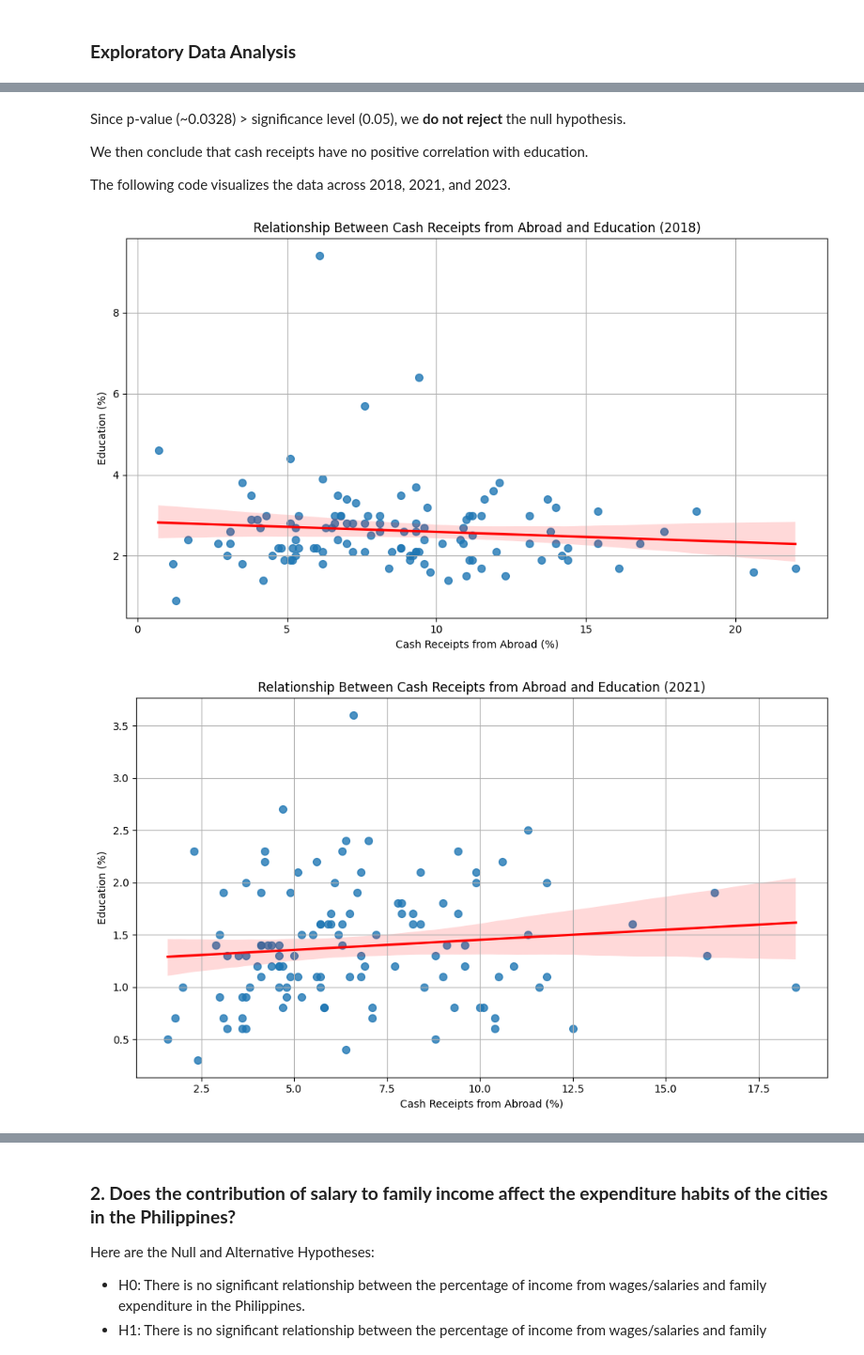
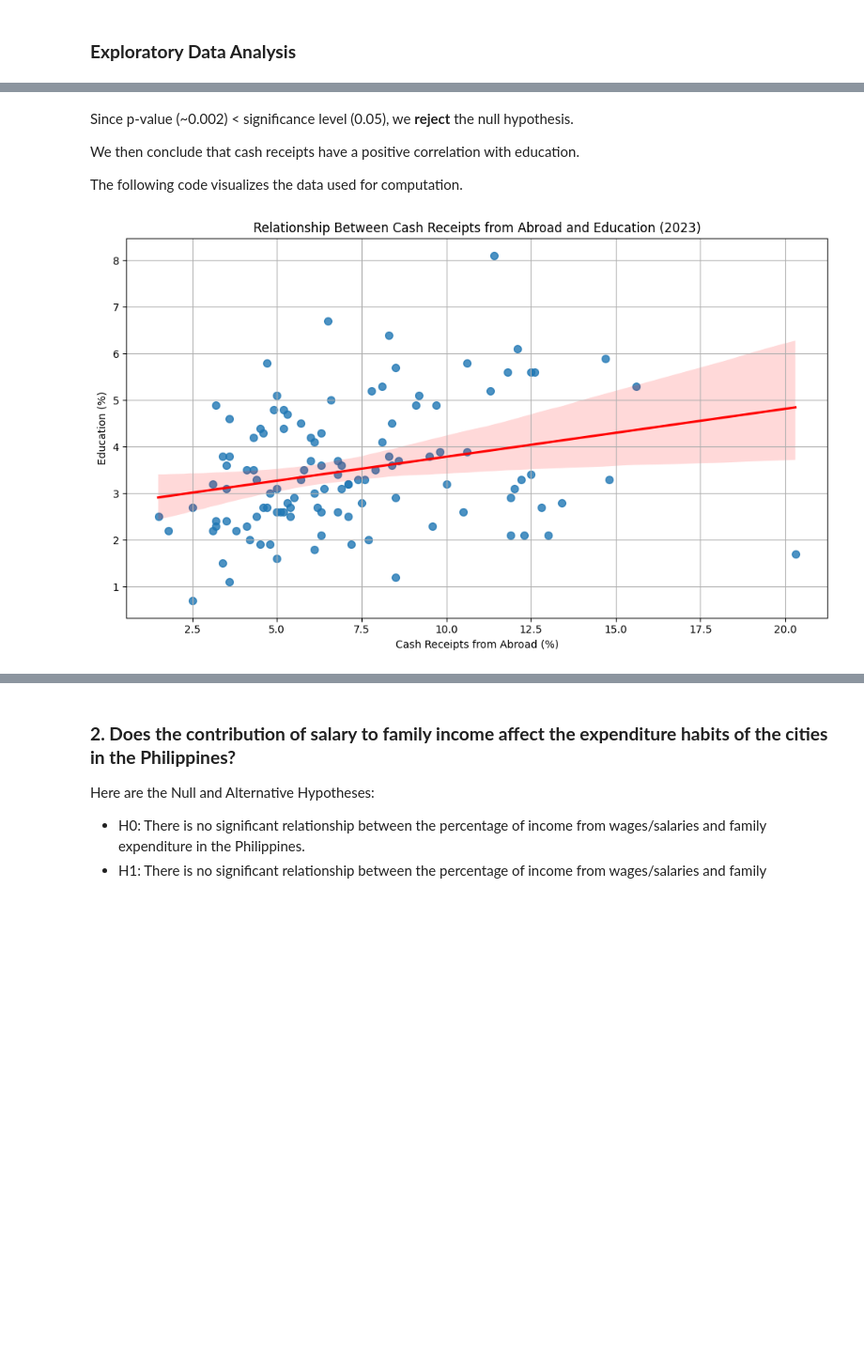
Before and after one commit to Sky282128/RoleModels, a Jupyter notebook: RoleModels.ipynb, the cells around one changed output, grey strips where cells are left out. Shown at 94% size. Saved outputs shown, nothing was run; the diff lists cells and outputs as text; code cells hidden in the pictures; blank space fills up the shorter version.

```diff
--- a/RoleModels.ipynb
+++ b/RoleModels.ipynb
@@ -297,69 +253,28 @@ P-value (One-tailed): 0.3276437994071579
 # %% [markdown]
-Since p-value (~0.0328) > significance level (0.05), we **do not reject** the null hypothesis.
+Since p-value (~0.002) < significance level (0.05), we **reject** the null hypothesis.
 
-We then conclude that cash receipts have no positive correlation with education.
+We then conclude that cash receipts have a positive correlation with education.
 
-The following code visualizes the data across 2018, 2021, and 2023.
+The following code visualizes the data used for computation.
 # %%
-dfNumeric = pd.DataFrame({
-    "Cash Receipts from Abroad": IEQ1["Income18"],
-    "Education": IEQ1["Expenditure18"]
-})
-
-plt.figure(figsize=(10, 6))
-sns.regplot(
-    data=dfNumeric,
-    x="Cash Receipts from Abroad",
-    y="Education",
-    scatter_kws={'s': 50},
-    line_kws={'color': 'red'}
-)
-plt.title("Relationship Between Cash Receipts from Abroad and Education (2018)")
-plt.xlabel("Cash Receipts from Abroad (%)")
-plt.ylabel("Education (%)")
-plt.grid(True)
-plt.tight_layout()
-plt.show()
-
-dfNumeric = pd.DataFrame({
-    "Cash Receipts from Abroad": IEQ1["Income21"],
-    "Education": IEQ1["Expenditure21"]
-})
-
-plt.figure(figsize=(10, 6))
-sns.regplot(
-    data=dfNumeric,
-    x="Cash Receipts from Abroad",
-    y="Education",
-    scatter_kws={'s': 50},
-    line_kws={'color': 'red'}
-)
-plt.title("Relationship Between Cash Receipts from Abroad and Education (2021)")
-plt.xlabel("Cash Receipts from Abroad (%)")
-plt.ylabel("Education (%)")
-plt.grid(True)
-plt.tight_layout()
-plt.show()
-
 dfNumeric = pd.DataFrame({
     "Cash Receipts from Abroad": IEQ1["Income23"],
     "Education": IEQ1["Expenditure23"]
 })
 
 plt.figure(figsize=(10, 6))
 sns.regplot(
     data=dfNumeric,
     x="Cash Receipts from Abroad",
     y="Education",
     scatter_kws={'s': 50},
     line_kws={'color': 'red'}
 )
 plt.title("Relationship Between Cash Receipts from Abroad and Education (2023)")
 plt.xlabel("Cash Receipts from Abroad (%)")
 plt.ylabel("Education (%)")
 plt.grid(True)
 plt.tight_layout()
 plt.show()
 # %% [output]
-[figure, old version]
+[figure, new version]
-[figure, removed]
```
Also changed, not shown: parts of 15 cells of this notebook.
